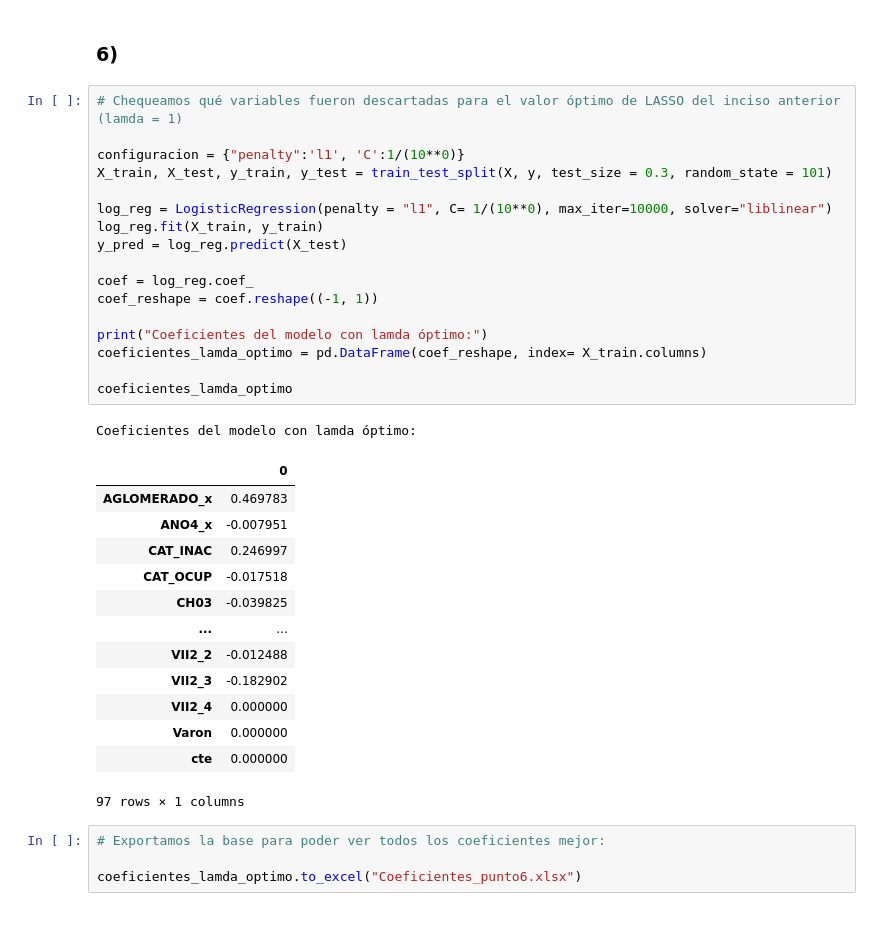
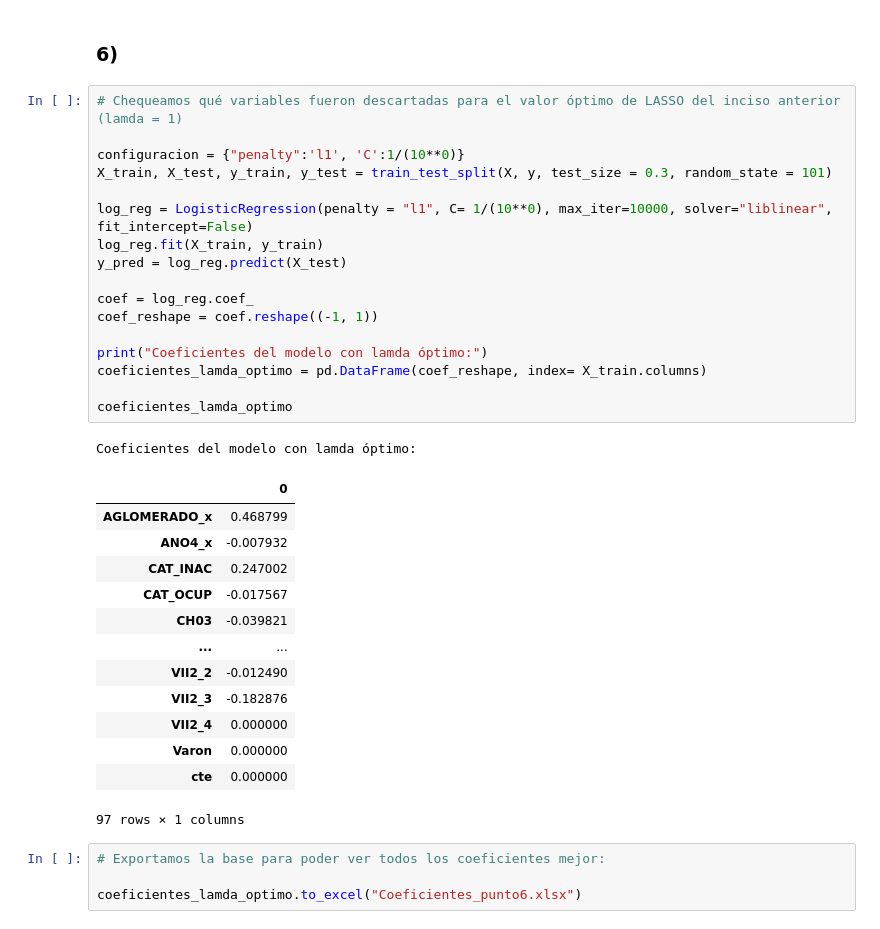
Before and after one commit to hpilar/TrabajosPracticos-Grupo4, a Jupyter notebook: TP3/TP3.ipynb, the cells around one changed output. Drawn from its saved outputs; the diff is of its cells as text.

```diff
--- a/TP3/TP3.ipynb
+++ b/TP3/TP3.ipynb
@@ -1375,31 +1449,31 @@ Coeficientes del mejor modelo:
 # %%
 # Chequeamos qué variables fueron descartadas para el valor óptimo de LASSO del inciso anterior (lamda = 1)
 
 configuracion = {"penalty":'l1', 'C':1/(10**0)}
 X_train, X_test, y_train, y_test = train_test_split(X, y, test_size = 0.3, random_state = 101)
 
-log_reg = LogisticRegression(penalty = "l1", C= 1/(10**0), max_iter=10000, solver="liblinear")
+log_reg = LogisticRegression(penalty = "l1", C= 1/(10**0), max_iter=10000, solver="liblinear", fit_intercept=False)
 log_reg.fit(X_train, y_train)
 y_pred = log_reg.predict(X_test)
 
 coef = log_reg.coef_
 coef_reshape = coef.reshape((-1, 1))
 
 print("Coeficientes del modelo con lamda óptimo:")
 coeficientes_lamda_optimo = pd.DataFrame(coef_reshape, index= X_train.columns)
 
 coeficientes_lamda_optimo
 # %% [output]
 Coeficientes del modelo con lamda óptimo:
 |  | 0 |
-| AGLOMERADO_x | 0.469783 |
-| ANO4_x | -0.007951 |
-| CAT_INAC | 0.246997 |
-| CAT_OCUP | -0.017518 |
-| CH03 | -0.039825 |
+| AGLOMERADO_x | 0.468799 |
+| ANO4_x | -0.007932 |
+| CAT_INAC | 0.247002 |
+| CAT_OCUP | -0.017567 |
+| CH03 | -0.039821 |
 | ... | ... |
-| VII2_2 | -0.012488 |
-| VII2_3 | -0.182902 |
+| VII2_2 | -0.012490 |
+| VII2_3 | -0.182876 |
 | VII2_4 | 0.000000 |
 | Varon | 0.000000 |
 | cte | 0.000000 |
```
Also changed, not shown: parts of 33 cells of this notebook.
